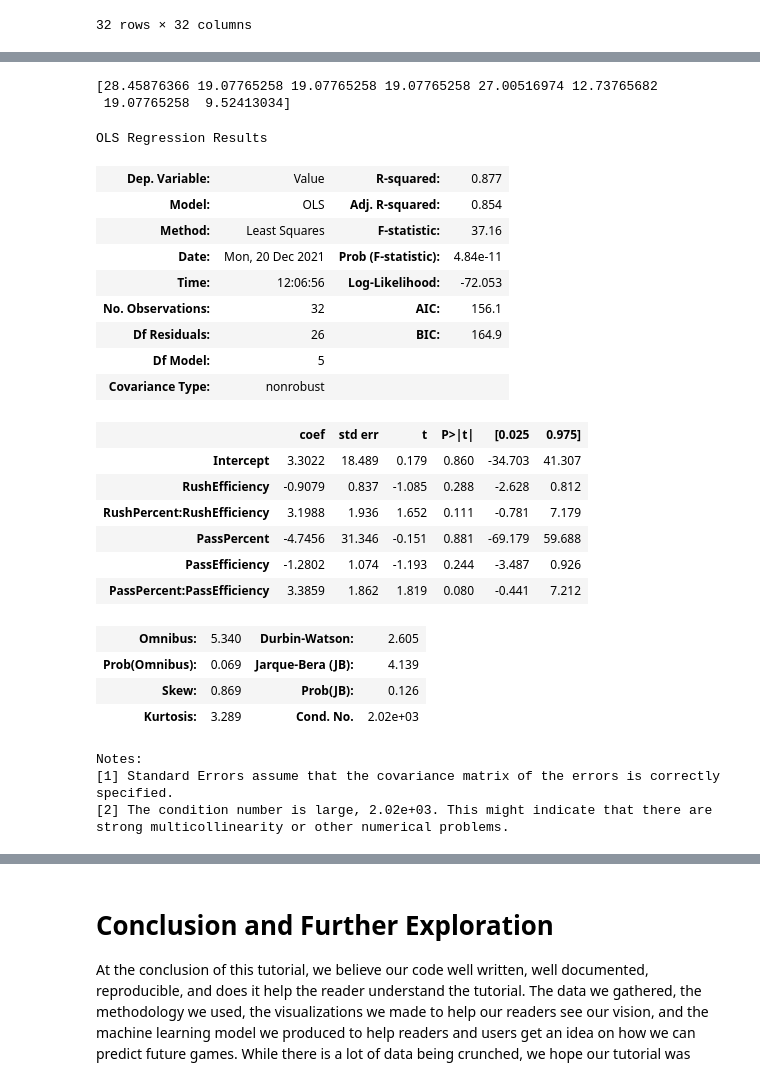
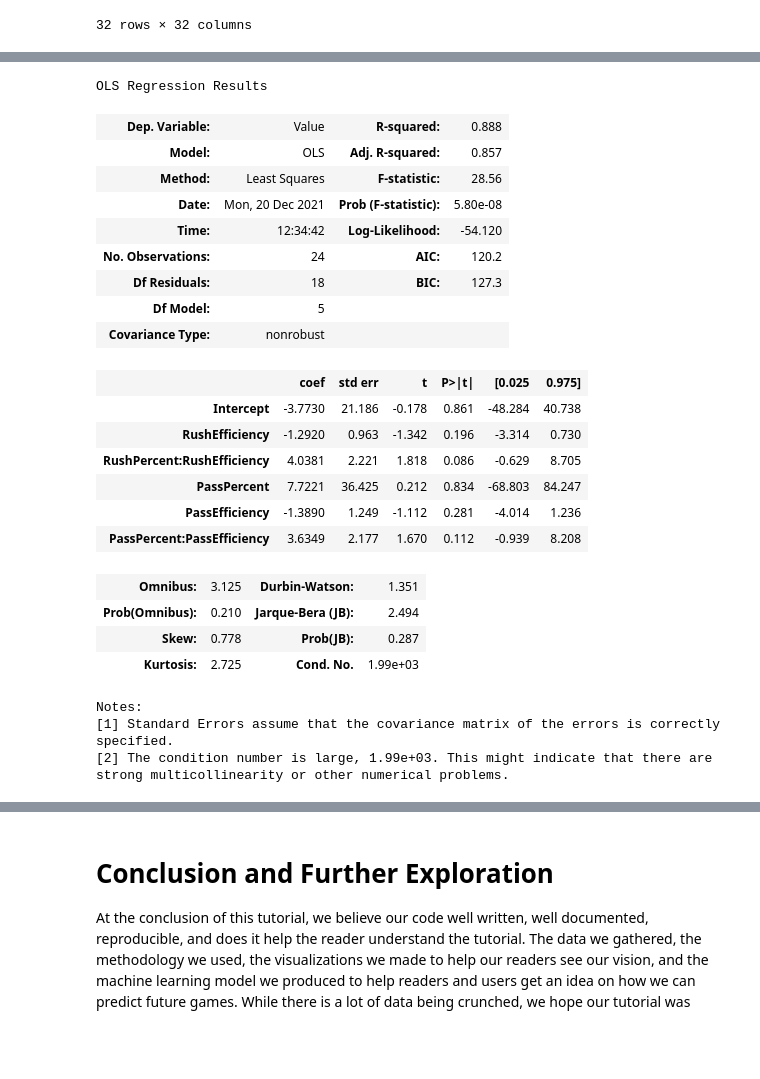
Before and after one commit to RohitPasu/ManILoveFootball, a Jupyter notebook: final.ipynb, the cells around one changed output, grey strips where cells are left out. Drawn from its saved outputs; the diff is of its cells as text; code cells hidden in the pictures; blank space fills up the shorter version.

```diff
--- a/final.ipynb
+++ b/final.ipynb
@@ -413,44 +389,38 @@ new_df
 X = df.drop(columns=['Value', 'Team'], axis=1)
 Y = df['Value']
 X_train, X_test, Y_train, Y_test = train_test_split(X, Y, test_size=.25, random_state=0)
-
-DT_model = DecisionTreeRegressor(max_depth=5).fit(X_train,Y_train)
-DT_predict = DT_model.predict(X_test)
-print(DT_predict)
+X_train['Value'] = Y_train
-# %% [output]
-[28.45876366 19.07765258 19.07765258 19.07765258 27.00516974 12.73765682
- 19.07765258  9.52413034]
 # %%
 from statsmodels.formula.api import ols
 formula_str = "Value ~ ((RushPercent * RushEfficiency) + (PassPercent * PassEfficiency)) - ((RushPercent * DRushEfficiency) - (PassPercent * DPassEfficiency)) - (DefenseRank * (OffensiveTO% - DefensiveTO%))"
-mod = ols(formula=formula_str, data=df).fit()
+mod = ols(formula=formula_str, data=X_train).fit()
 warnings.filterwarnings('ignore')
 mod.summary()
 # %% [output]
 OLS Regression Results
-| Dep. Variable: | Value | R-squared: | 0.877 |
-| Model: | OLS | Adj. R-squared: | 0.854 |
-| Method: | Least Squares | F-statistic: | 37.16 |
-| Date: | Mon, 20 Dec 2021 | Prob (F-statistic): | 4.84e-11 |
-| Time: | 12:06:56 | Log-Likelihood: | -72.053 |
-| No. Observations: | 32 | AIC: | 156.1 |
-| Df Residuals: | 26 | BIC: | 164.9 |
+| Dep. Variable: | Value | R-squared: | 0.888 |
+| Model: | OLS | Adj. R-squared: | 0.857 |
+| Method: | Least Squares | F-statistic: | 28.56 |
+| Date: | Mon, 20 Dec 2021 | Prob (F-statistic): | 5.80e-08 |
+| Time: | 12:34:42 | Log-Likelihood: | -54.120 |
+| No. Observations: | 24 | AIC: | 120.2 |
+| Df Residuals: | 18 | BIC: | 127.3 |
 | Df Model: | 5 |  |  |
 | Covariance Type: | nonrobust |  |  |
 |  | coef | std err | t | P>|t| | [0.025 | 0.975] |
-| Intercept | 3.3022 | 18.489 | 0.179 | 0.860 | -34.703 | 41.307 |
-| RushEfficiency | -0.9079 | 0.837 | -1.085 | 0.288 | -2.628 | 0.812 |
-| RushPercent:RushEfficiency | 3.1988 | 1.936 | 1.652 | 0.111 | -0.781 | 7.179 |
-| PassPercent | -4.7456 | 31.346 | -0.151 | 0.881 | -69.179 | 59.688 |
-| PassEfficiency | -1.2802 | 1.074 | -1.193 | 0.244 | -3.487 | 0.926 |
-| PassPercent:PassEfficiency | 3.3859 | 1.862 | 1.819 | 0.080 | -0.441 | 7.212 |
+| Intercept | -3.7730 | 21.186 | -0.178 | 0.861 | -48.284 | 40.738 |
+| RushEfficiency | -1.2920 | 0.963 | -1.342 | 0.196 | -3.314 | 0.730 |
+| RushPercent:RushEfficiency | 4.0381 | 2.221 | 1.818 | 0.086 | -0.629 | 8.705 |
+| PassPercent | 7.7221 | 36.425 | 0.212 | 0.834 | -68.803 | 84.247 |
+| PassEfficiency | -1.3890 | 1.249 | -1.112 | 0.281 | -4.014 | 1.236 |
+| PassPercent:PassEfficiency | 3.6349 | 2.177 | 1.670 | 0.112 | -0.939 | 8.208 |
-| Omnibus: | 5.340 | Durbin-Watson: | 2.605 |
-| Prob(Omnibus): | 0.069 | Jarque-Bera (JB): | 4.139 |
-| Skew: | 0.869 | Prob(JB): | 0.126 |
-| Kurtosis: | 3.289 | Cond. No. | 2.02e+03 |
+| Omnibus: | 3.125 | Durbin-Watson: | 1.351 |
+| Prob(Omnibus): | 0.210 | Jarque-Bera (JB): | 2.494 |
+| Skew: | 0.778 | Prob(JB): | 0.287 |
+| Kurtosis: | 2.725 | Cond. No. | 1.99e+03 |
 Notes:
 [1] Standard Errors assume that the covariance matrix of the errors is correctly specified.
-[2] The condition number is large, 2.02e+03. This might indicate that there are
+[2] The condition number is large, 1.99e+03. This might indicate that there are
 strong multicollinearity or other numerical problems.
 # %%
 predicted_model = mod.predict(X_test)
```
Also changed, not shown: parts of 7 cells of this notebook.
